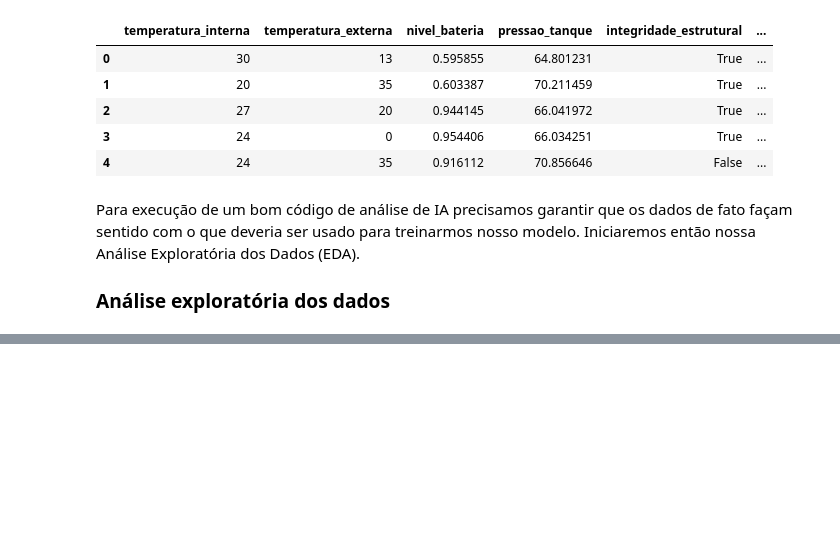
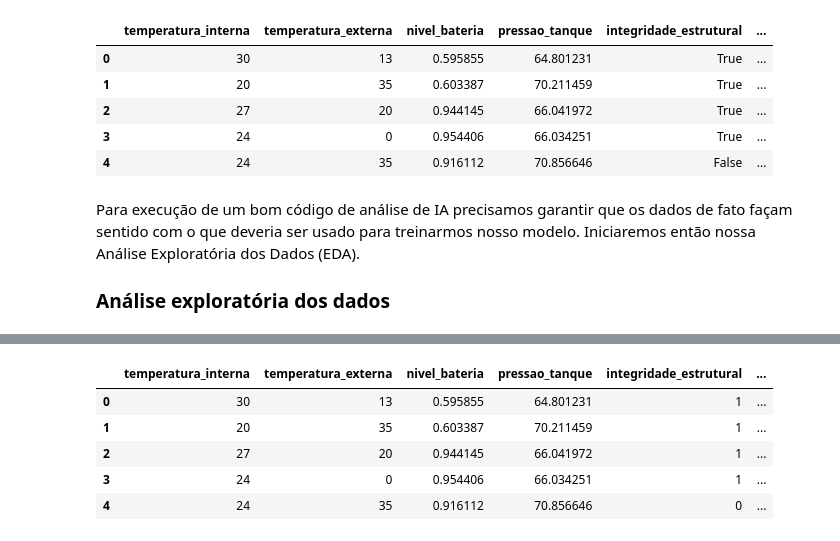
Before and after one commit to 1conto/fiap-cap1-ignitionZero, a Jupyter notebook: main.ipynb, the cells around one changed output, grey strips where cells are left out. Saved outputs shown, nothing was run; the diff lists cells and outputs as text; code cells hidden in the pictures; blank space fills up the shorter version.

```diff
--- a/main.ipynb
+++ b/main.ipynb
@@ -294,7 +294,7 @@ O primeiro ponto para fazermos uma análise assistida com IA é criar um banco d
 # %%
 import pandas as pd
 
-numero_ocorrencias = 500
+numero_ocorrencias = 1000
 telemetria_geracao = Telemetria(modulos_criticos)
 list_valores = []
 for i in range(numero_ocorrencias):
@@ -334,0 +337,3 @@ Para execução de um bom código de análise de IA precisamos garantir que os d
+# %%
+df_ocorrencias['Decolagem'] = df_ocorrencias['Decolagem'].replace({"DECOLAGEM ABORTADA": 0, "PRONTO PARA DECOLAR": 1})
+df_ocorrencias.head()
@@ -334,0 +374,12 @@ Para execução de um bom código de análise de IA precisamos garantir que os d
+# %%
+for columns in df_ocorrencias.columns:
+    if df_ocorrencias[columns].dtype == 'bool':
+        df_ocorrencias[columns] = df_ocorrencias[columns].astype(int)
+df_ocorrencias.head()
+# %% [output]
+|  | temperatura_interna | temperatura_externa | nivel_bateria | pressao_tanque | integridade_estrutural | ... |
+| 0 | 30 | 13 | 0.595855 | 64.801231 | 1 | ... |
+| 1 | 20 | 35 | 0.603387 | 70.211459 | 1 | ... |
+| 2 | 27 | 20 | 0.944145 | 66.041972 | 1 | ... |
+| 3 | 24 | 0 | 0.954406 | 66.034251 | 1 | ... |
+| 4 | 24 | 35 | 0.916112 | 70.856646 | 0 | ... |
```
Also changed, not shown: parts of 6 cells of this notebook.
